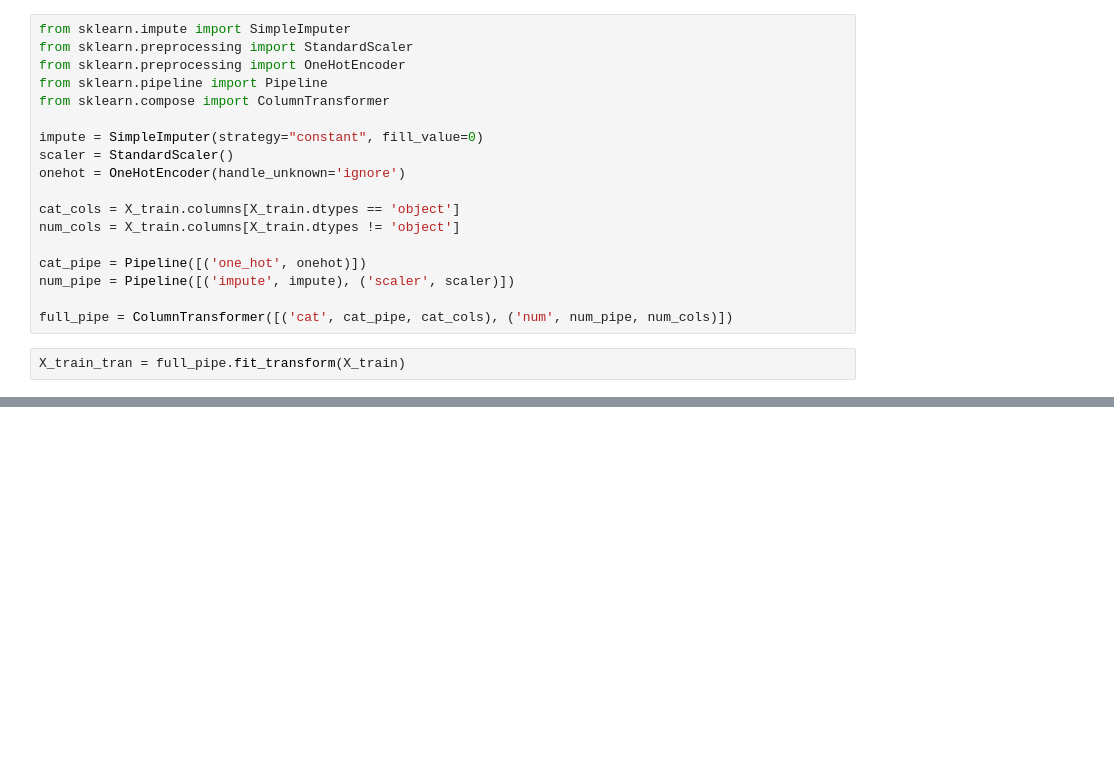
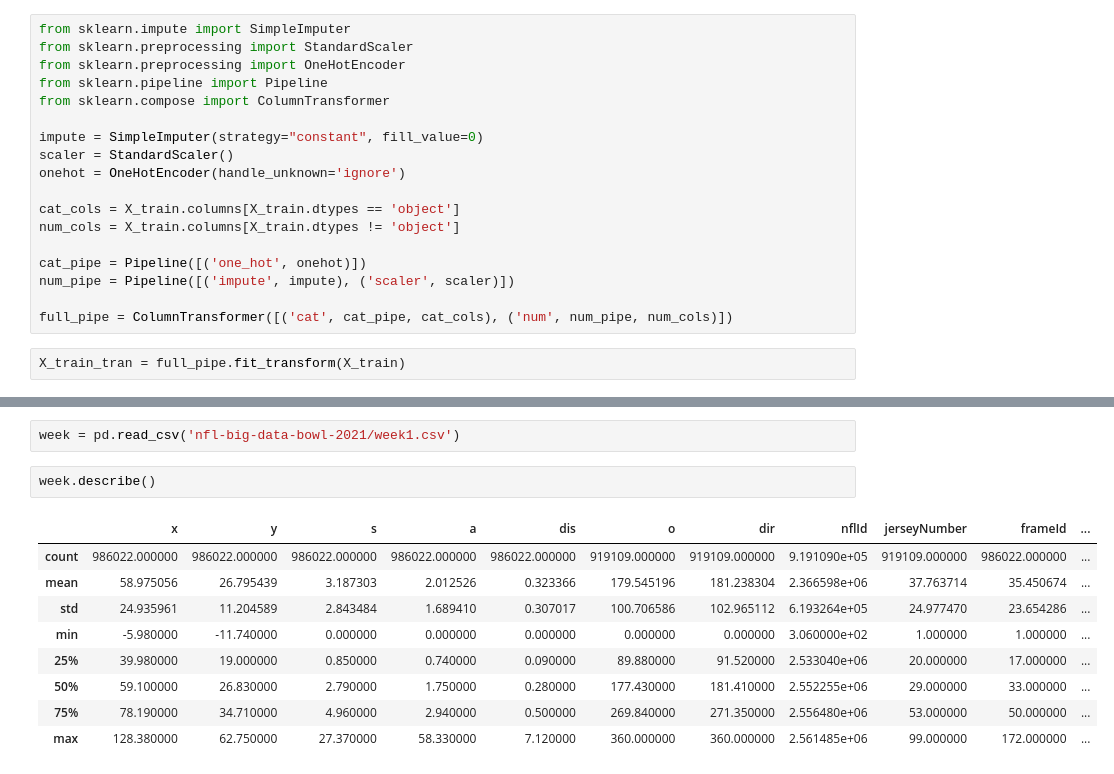
Before and after one commit to andrewbakert/NFL_Pass_Pred, a Jupyter notebook: model_test.ipynb, the cells around one changed output, grey strips where cells are left out. Saved outputs shown, nothing was run; the diff lists cells and outputs as text; blank space fills up the shorter version.

```diff
--- a/model_test.ipynb
+++ b/model_test.ipynb
@@ -113,0 +295,14 @@ array(['x', 'y', 'position_num', 'x_starting_behind_line', 'y_starting',
+# %%
+week = pd.read_csv('nfl-big-data-bowl-2021/week1.csv')
+# %%
+week.describe()
+# %% [output]
+|  | x | y | s | a | dis | o | dir | nflId | jerseyNumber | frameId | ... |
+| count | 986022.000000 | 986022.000000 | 986022.000000 | 986022.000000 | 986022.000000 | 919109.000000 | 919109.000000 | 9.191090e+05 | 919109.000000 | 986022.000000 | ... |
+| mean | 58.975056 | 26.795439 | 3.187303 | 2.012526 | 0.323366 | 179.545196 | 181.238304 | 2.366598e+06 | 37.763714 | 35.450674 | ... |
+| std | 24.935961 | 11.204589 | 2.843484 | 1.689410 | 0.307017 | 100.706586 | 102.965112 | 6.193264e+05 | 24.977470 | 23.654286 | ... |
+| min | -5.980000 | -11.740000 | 0.000000 | 0.000000 | 0.000000 | 0.000000 | 0.000000 | 3.060000e+02 | 1.000000 | 1.000000 | ... |
+| 25% | 39.980000 | 19.000000 | 0.850000 | 0.740000 | 0.090000 | 89.880000 | 91.520000 | 2.533040e+06 | 20.000000 | 17.000000 | ... |
+| 50% | 59.100000 | 26.830000 | 2.790000 | 1.750000 | 0.280000 | 177.430000 | 181.410000 | 2.552255e+06 | 29.000000 | 33.000000 | ... |
+| 75% | 78.190000 | 34.710000 | 4.960000 | 2.940000 | 0.500000 | 269.840000 | 271.350000 | 2.556480e+06 | 53.000000 | 50.000000 | ... |
+| max | 128.380000 | 62.750000 | 27.370000 | 58.330000 | 7.120000 | 360.000000 | 360.000000 | 2.561485e+06 | 99.000000 | 172.000000 | ... |
```
Also changed, not shown: parts of 31 cells of this notebook, 4 other files.
